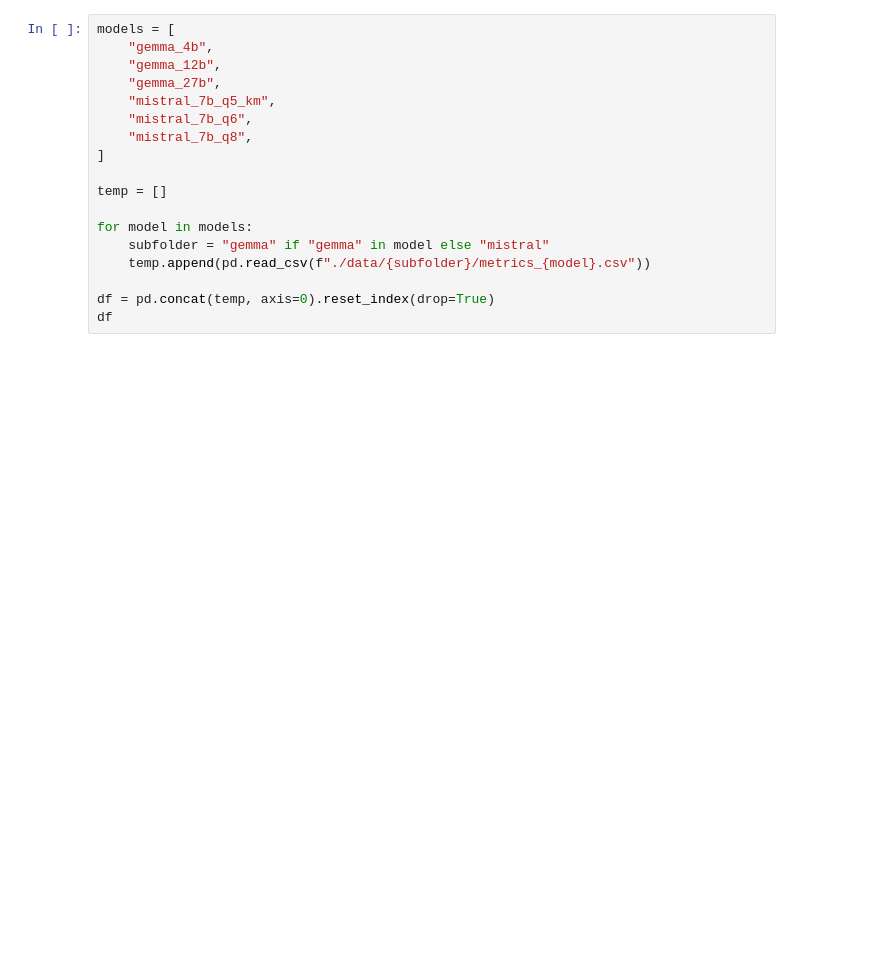
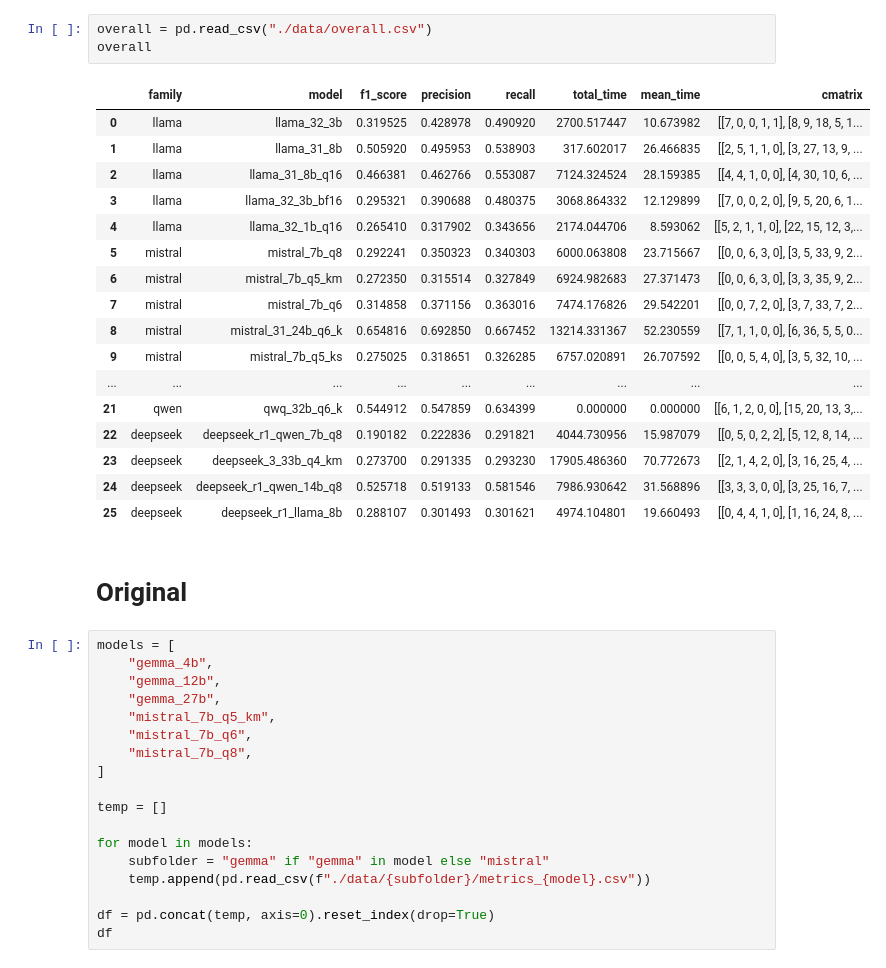
Before and after one commit to CKAbundant/localllm, a Jupyter notebook: test.ipynb, the cells around one changed output. Saved outputs shown, nothing was run; the diff lists cells and outputs as text; blank space fills up the shorter version.

Commit message:
Tested 'OverallAnalysis' class to generate overall metrics for all tested local LLM.

```diff
--- a/test.ipynb
+++ b/test.ipynb
@@ -92,3 +46,26 @@ metrics_gemma_27b
+# %%
+overall = pd.read_csv("./data/overall.csv")
+overall
+# %% [output]
+|  | family | model | f1_score | precision | recall | total_time | mean_time | cmatrix |
+| 0 | llama | llama_32_3b | 0.319525 | 0.428978 | 0.490920 | 2700.517447 | 10.673982 | [[7, 0, 0, 1, 1], [8, 9, 18, 5, 1... |
+| 1 | llama | llama_31_8b | 0.505920 | 0.495953 | 0.538903 | 317.602017 | 26.466835 | [[2, 5, 1, 1, 0], [3, 27, 13, 9, ... |
+| 2 | llama | llama_31_8b_q16 | 0.466381 | 0.462766 | 0.553087 | 7124.324524 | 28.159385 | [[4, 4, 1, 0, 0], [4, 30, 10, 6, ... |
+| 3 | llama | llama_32_3b_bf16 | 0.295321 | 0.390688 | 0.480375 | 3068.864332 | 12.129899 | [[7, 0, 0, 2, 0], [9, 5, 20, 6, 1... |
+| 4 | llama | llama_32_1b_q16 | 0.265410 | 0.317902 | 0.343656 | 2174.044706 | 8.593062 | [[5, 2, 1, 1, 0], [22, 15, 12, 3,... |
+| 5 | mistral | mistral_7b_q8 | 0.292241 | 0.350323 | 0.340303 | 6000.063808 | 23.715667 | [[0, 0, 6, 3, 0], [3, 5, 33, 9, 2... |
+| 6 | mistral | mistral_7b_q5_km | 0.272350 | 0.315514 | 0.327849 | 6924.982683 | 27.371473 | [[0, 0, 6, 3, 0], [3, 3, 35, 9, 2... |
+| 7 | mistral | mistral_7b_q6 | 0.314858 | 0.371156 | 0.363016 | 7474.176826 | 29.542201 | [[0, 0, 7, 2, 0], [3, 7, 33, 7, 2... |
+| 8 | mistral | mistral_31_24b_q6_k | 0.654816 | 0.692850 | 0.667452 | 13214.331367 | 52.230559 | [[7, 1, 1, 0, 0], [6, 36, 5, 5, 0... |
+| 9 | mistral | mistral_7b_q5_ks | 0.275025 | 0.318651 | 0.326285 | 6757.020891 | 26.707592 | [[0, 0, 5, 4, 0], [3, 5, 32, 10, ... |
+| ... | ... | ... | ... | ... | ... | ... | ... | ... |
+| 21 | qwen | qwq_32b_q6_k | 0.544912 | 0.547859 | 0.634399 | 0.000000 | 0.000000 | [[6, 1, 2, 0, 0], [15, 20, 13, 3,... |
+| 22 | deepseek | deepseek_r1_qwen_7b_q8 | 0.190182 | 0.222836 | 0.291821 | 4044.730956 | 15.987079 | [[0, 5, 0, 2, 2], [5, 12, 8, 14, ... |
+| 23 | deepseek | deepseek_3_33b_q4_km | 0.273700 | 0.291335 | 0.293230 | 17905.486360 | 70.772673 | [[2, 1, 4, 2, 0], [3, 16, 25, 4, ... |
+| 24 | deepseek | deepseek_r1_qwen_14b_q8 | 0.525718 | 0.519133 | 0.581546 | 7986.930642 | 31.568896 | [[3, 3, 3, 0, 0], [3, 25, 16, 7, ... |
+| 25 | deepseek | deepseek_r1_llama_8b | 0.288107 | 0.301493 | 0.301621 | 4974.104801 | 19.660493 | [[0, 4, 4, 1, 0], [1, 16, 24, 8, ... |
+# %% [markdown]
+# Original
 # %%
 models = [
     "gemma_4b",
```
Also changed, not shown: parts of 6 cells of this notebook, 4 other files.
